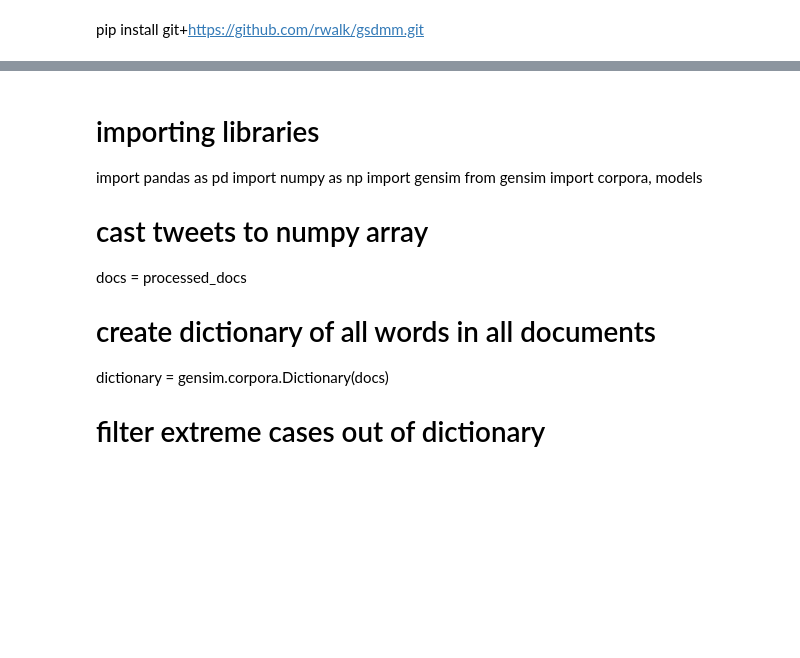
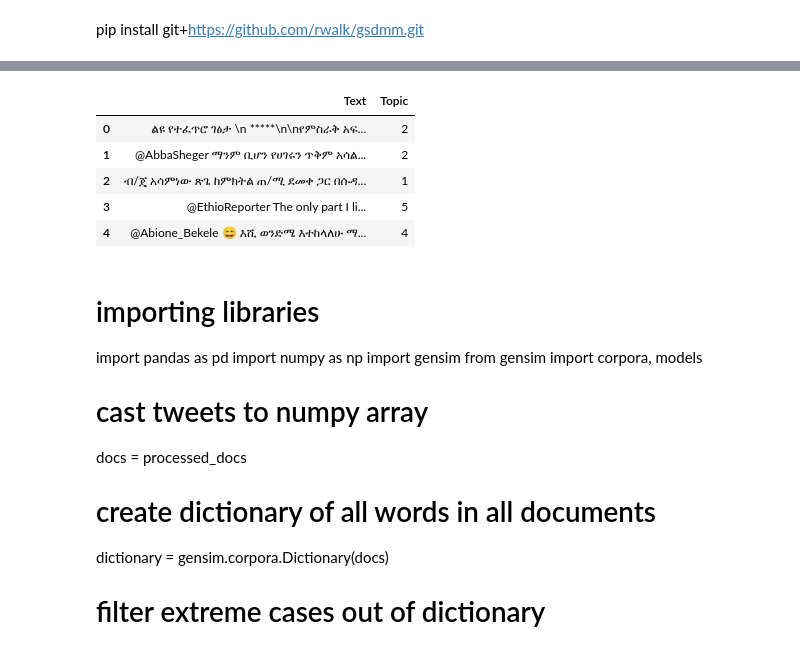
Before and after one commit to NyraO/LDA_Code, a Jupyter notebook: GSDMM.ipynb, the cells around one changed output, grey strips where cells are left out. Cells and saved outputs as stored; diff of their text form; code cells hidden in the pictures; blank space fills up the shorter version.

```diff
--- a/GSDMM.ipynb
+++ b/GSDMM.ipynb
@@ -191,7 +189,7 @@ vocab_length = len(dictionary)
 bow_corpus = [dictionary.doc2bow(doc) for doc in docs]
 
 # initialize GSDMM
-gsdmm = MovieGroupProcess(K=10, alpha=0.0, beta=0.0, n_iters=9)
+gsdmm = MovieGroupProcess(K=6, alpha=0.3, beta=0.9, n_iters=1)
 
 # fit GSDMM model
 y = gsdmm.fit(docs, vocab_length)
@@ -520,7 +501,14 @@ def create_topics_dataframe(data_text=data.tweet,  mgp=gsdmm, threshold=0.3, top
     return result
 # %%
 result = create_topics_dataframe(data_text=data.tweet,  mgp=gsdmm, threshold=0.3, topic_dict=top_index)
-result.tail(5)
+result.head(5)
+# %% [output]
+|  | Text | Topic |
+| 0 | ልዩ የተፈጥሮ ገፅታ \n *****\n\nየምስራቅ አፍ... | 2 |
+| 1 | @AbbaSheger ማንም ቢሆን የሀገሩን ጥቅም አሳል... | 2 |
+| 2 | ብ/ጄ አሳምነው ጽጌ ከምክትል ጠ/ሚ ደመቀ ጋር በሱዳ... | 1 |
+| 3 | @EthioReporter The only part I li... | 5 |
+| 4 | @Abione_Bekele 😄 እሺ ወንድሜ እተከላለሁ ማ... | 4 |
 # %%
 values=20
 word_cluster=[]
```
Also changed, not shown: parts of 7 cells of this notebook, 1 other file.
